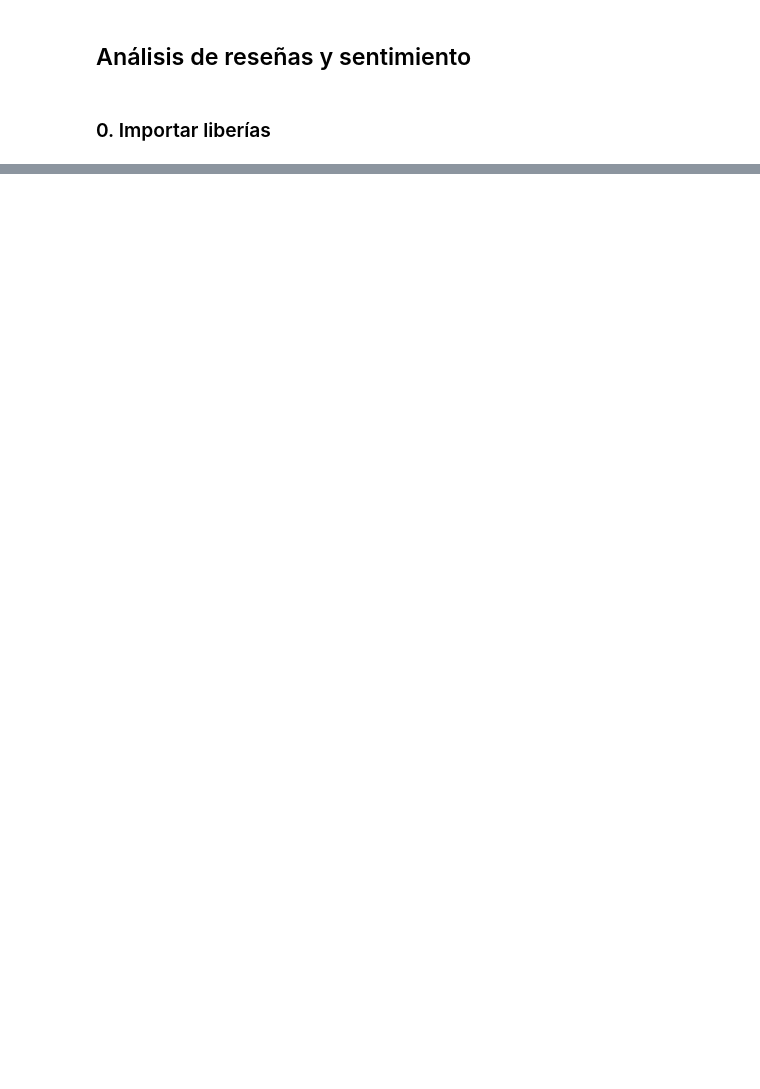
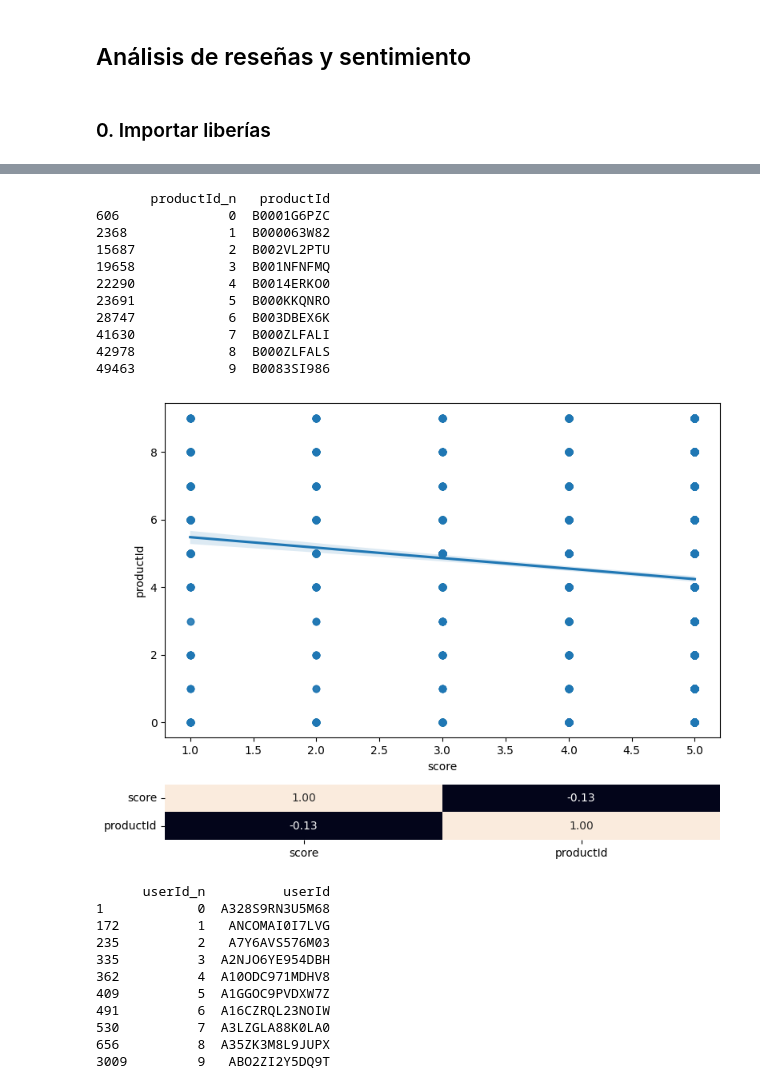
Before and after one commit to magy509/ingenieropg80.Proyecto_final_madre, a Jupyter notebook: src/analisis_feel.ipynb, the cells around one changed output, grey strips where cells are left out. Cells and saved outputs as stored; diff of their text form; code cells hidden in the pictures; blank space fills up the shorter version.

```diff
--- a/src/analisis_feel.ipynb
+++ b/src/analisis_feel.ipynb
@@ -51,0 +268,68 @@ third_dataset = ds.review_dataset()
+# %%
+def plot_numerical_analisis_amazon(column, numerical_column, top_n=10, column_info=False):
+
+    top_categories = amazon_clean[column].value_counts().head(top_n).index
+    df_plot = amazon_clean[amazon_clean[column].isin(top_categories)].copy()
+
+
+    columna_n = f"{column}_n"
+    df_plot[columna_n] = pd.factorize(df_plot[column])[0]
+
+    n = len(numerical_column)
+    n_cols = 1
+    n_rows = n * 2  # histograma + boxplot
+
+    height_ratios = []
+    for _ in range(n):
+        height_ratios.extend([6, 1])
+
+    fig, axis = plt.subplots(n_rows, n_cols, figsize=(8, 3 * n_rows), gridspec_kw={'height_ratios': height_ratios})
+
+    if n == 1:
+        axis = np.array(axis).reshape(-1)
+
+    for idx, col in enumerate(numerical_column):
+        limite = df_plot[col].quantile(0.90)
+        datos_filtrados = df_plot[df_plot[col] <= limite]
+
+        row_hist = idx * 2
+        row_box = row_hist + 1
+
+        # Gráfico de dispersión con regresión
+        sns.regplot(ax=axis[row_hist], data=datos_filtrados, x=col, y=columna_n, scatter_kws={'alpha':0.5})
+        axis[row_hist].set_ylabel(column)
+
+        # Heatmap de correlación
+        corr = datos_filtrados[[col, columna_n]].corr().rename(columns={columna_n: column}, index={columna_n: column})
+        sns.heatmap(corr, annot=True, fmt=".2f", ax=axis[row_box], cbar=False)
+
+    plt.tight_layout()
+    plt.show()
+# %%
+
+plot_numerical_analisis_amazon("productId", ["score"], top_n=10, column_info=True)
+plot_numerical_analisis_amazon("userId", ["score"], top_n=10, column_info=True)
+# %% [output]
+       productId_n   productId
+606              0  B0001G6PZC
+2368             1  B000063W82
+15687            2  B002VL2PTU
+19658            3  B001NFNFMQ
+22290            4  B0014ERKO0
+23691            5  B000KKQNRO
+28747            6  B003DBEX6K
+41630            7  B000ZLFALI
+42978            8  B000ZLFALS
+49463            9  B0083SI986
+[figure, added]
+      userId_n          userId
+1            0  A328S9RN3U5M68
+172          1   ANCOMAI0I7LVG
+235          2   A7Y6AVS576M03
+335          3  A2NJO6YE954DBH
+362          4  A10ODC971MDHV8
+409          5  A1GGOC9PVDXW7Z
+491          6  A16CZRQL23NOIW
+530          7  A3LZGLA88K0LA0
+656          8  A35ZK3M8L9JUPX
+3009         9   ABO2ZI2Y5DQ9T
```
Also changed, not shown: parts of 41 cells of this notebook, 2 other files.
